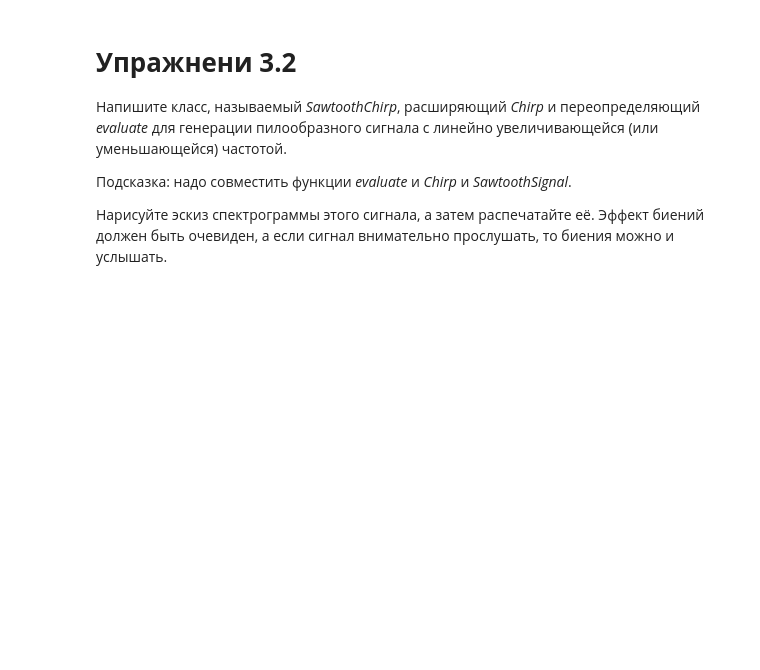
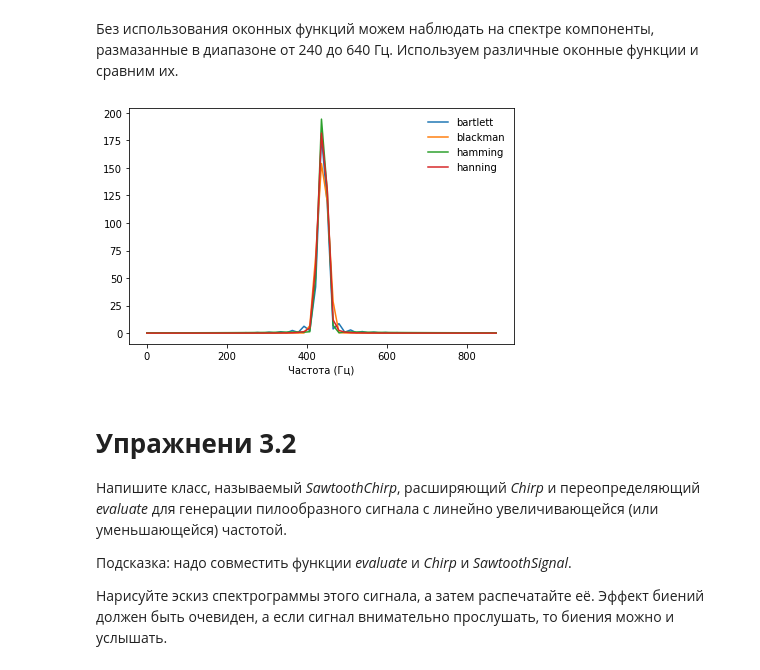
Before and after one commit to DenZhid/TelecommunicationSystemsLabs, a Jupyter notebook: Lab3.ipynb, the cells around one changed output. Drawn from its saved outputs; the diff is of its cells as text; code cells hidden in the pictures; blank space fills up the shorter version.

```diff
--- a/Lab3.ipynb
+++ b/Lab3.ipynb
@@ -16,3 +54,16 @@ if not os.path.exists('thinkdsp.py'):
+# %% [markdown]
+Без использования оконных функций можем наблюдать на спектре компоненты, размазанные в диапазоне от 240 до 640 Гц.
+Используем различные оконные функции и сравним их.
+# %%
+for fun in [np.bartlett, np.blackman, np.hamming, np.hanning]:
+  wave = signal.make_wave(signal.period*30.25)
+  wave.ys *= fun(len(wave.ys))
+  spectrum = wave.make_spectrum()
+  spectrum.plot(high=880, label=fun.__name__)
+
+decorate(xlabel='Частота (Гц)')
+# %% [output]
+[figure, added]
 # %% [markdown]
 # **Упражнени 3.2**
 
```
Also changed, not shown: parts of 10 cells of this notebook.
